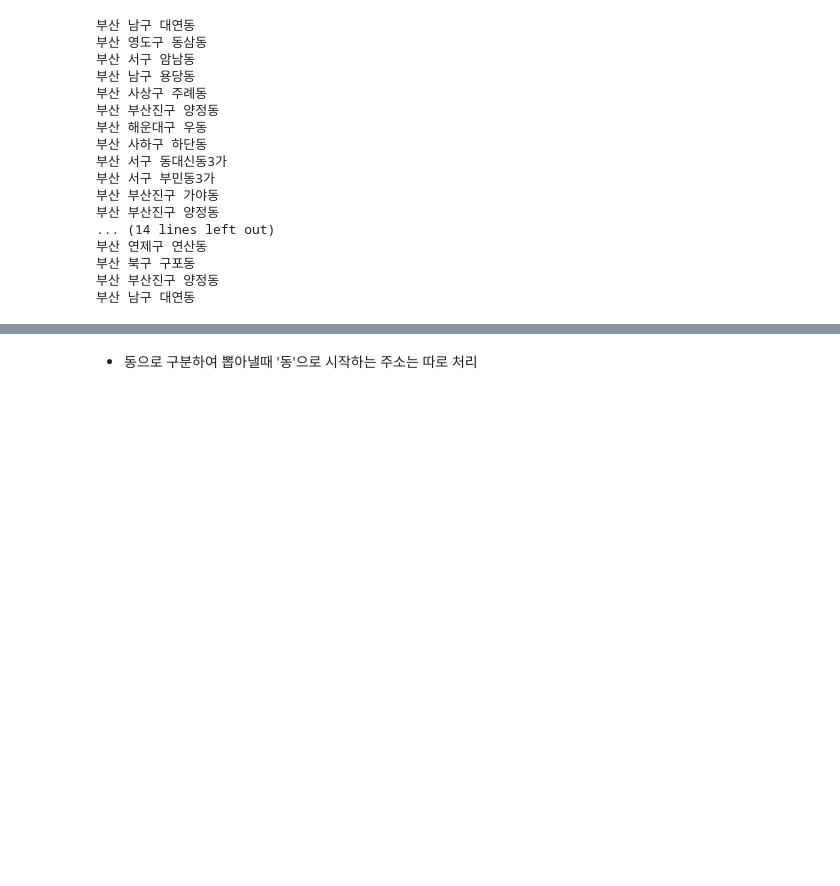
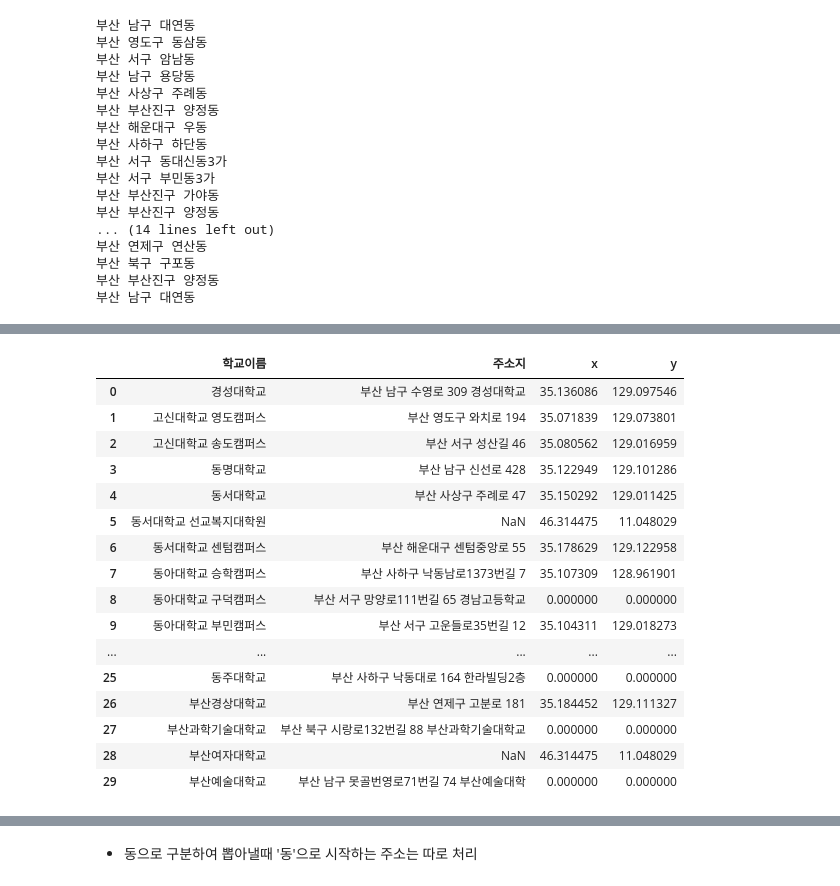
Before and after one commit to Busan-Bigdata-analysis/storage, a Jupyter notebook: getData/uni_address.ipynb, the cells around one changed output, grey strips where cells are left out. Cells and saved outputs as stored; diff of their text form; code cells hidden in the pictures; blank space fills up the shorter version.

```diff
--- a/getData/uni_address.ipynb
+++ b/getData/uni_address.ipynb
@@ -103,0 +191,23 @@ uni_add = pd.read_csv('./대학주소지.csv', encoding='cp949', index_col=0)
+# %%
+uni_add.to_csv('./대학주소지위경도.csv', encoding='cp949')
+uni_addxy = pd.read_csv('./대학주소지위경도.csv', encoding='cp949', index_col=0)
+# %%
+uni_addxy
+# %% [output]
+|  | 학교이름 | 주소지 | x | y |
+| 0 | 경성대학교 | 부산 남구 수영로 309 경성대학교 | 35.136086 | 129.097546 |
+| 1 | 고신대학교 영도캠퍼스 | 부산 영도구 와치로 194 | 35.071839 | 129.073801 |
+| 2 | 고신대학교 송도캠퍼스 | 부산 서구 성산길 46 | 35.080562 | 129.016959 |
+| 3 | 동명대학교 | 부산 남구 신선로 428 | 35.122949 | 129.101286 |
+| 4 | 동서대학교 | 부산 사상구 주례로 47 | 35.150292 | 129.011425 |
+| 5 | 동서대학교 선교복지대학원 | NaN | 46.314475 | 11.048029 |
+| 6 | 동서대학교 센텀캠퍼스 | 부산 해운대구 센텀중앙로 55 | 35.178629 | 129.122958 |
+| 7 | 동아대학교 승학캠퍼스 | 부산 사하구 낙동남로1373번길 7 | 35.107309 | 128.961901 |
+| 8 | 동아대학교 구덕캠퍼스 | 부산 서구 망양로111번길 65 경남고등학교 | 0.000000 | 0.000000 |
+| 9 | 동아대학교 부민캠퍼스 | 부산 서구 고운들로35번길 12 | 35.104311 | 129.018273 |
+| ... | ... | ... | ... | ... |
+| 25 | 동주대학교 | 부산 사하구 낙동대로 164 한라빌딩2층 | 0.000000 | 0.000000 |
+| 26 | 부산경상대학교 | 부산 연제구 고분로 181 | 35.184452 | 129.111327 |
+| 27 | 부산과학기술대학교 | 부산 북구 시랑로132번길 88 부산과학기술대학교 | 0.000000 | 0.000000 |
+| 28 | 부산여자대학교 | NaN | 46.314475 | 11.048029 |
+| 29 | 부산예술대학교 | 부산 남구 못골번영로71번길 74 부산예술대학 | 0.000000 | 0.000000 |
```
Also changed, not shown: parts of 36 cells of this notebook.
